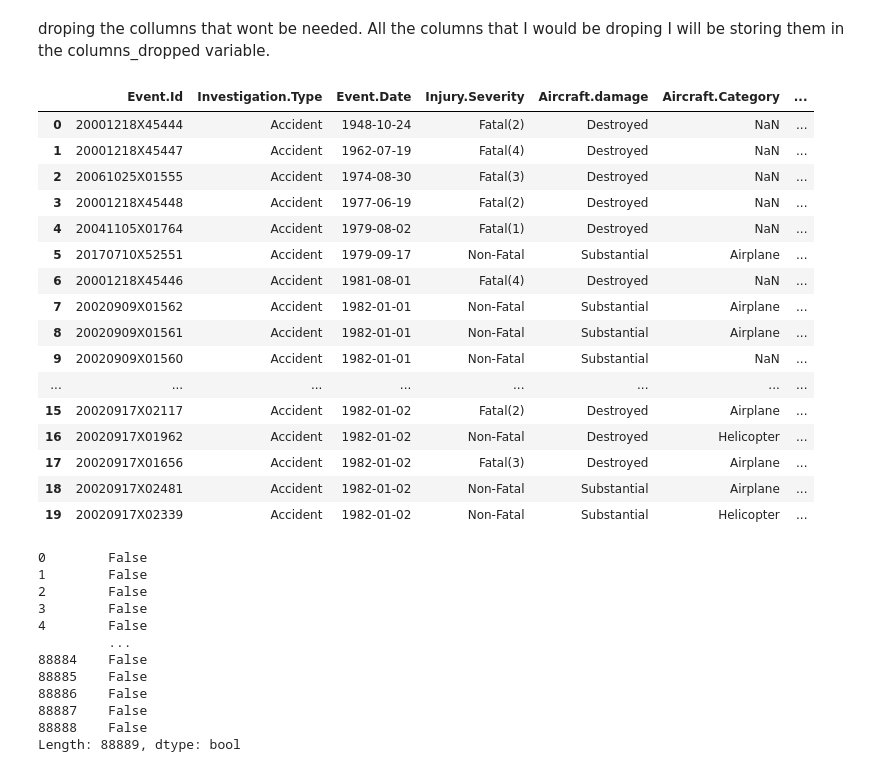
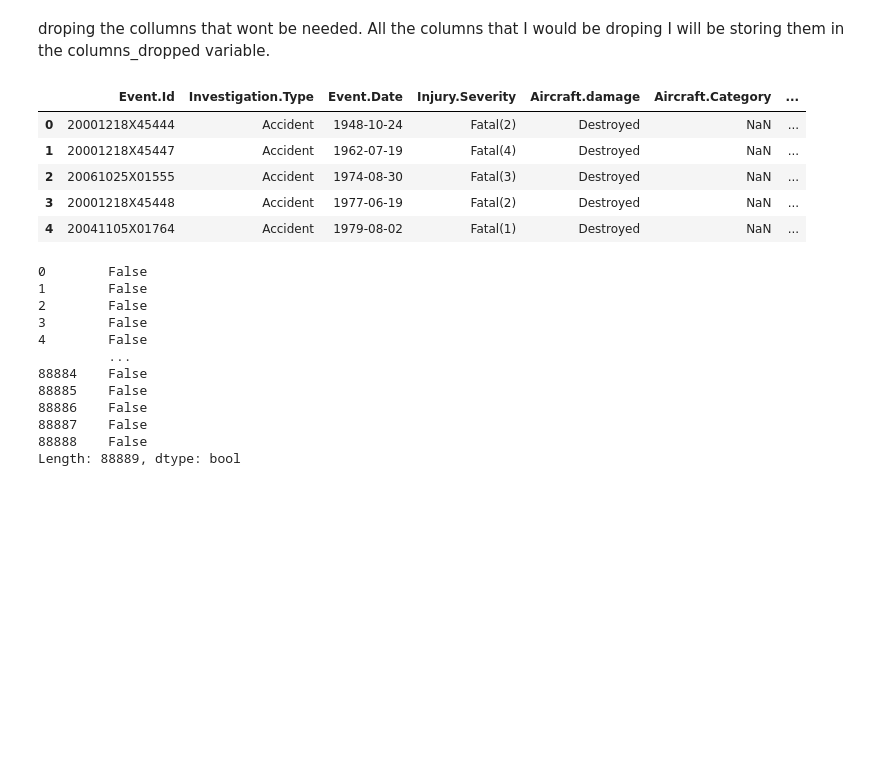
Before and after one commit to Sydney-Were/PhaseOne-Project, a Jupyter notebook: index.ipynb, the cells around one changed output. Cells and saved outputs as stored; diff of their text form; code cells hidden in the pictures; blank space fills up the shorter version.

```diff
--- a/index.ipynb
+++ b/index.ipynb
@@ -177,27 +177,16 @@ columns_dropped = ['Accident.Number','Location', 'Country','Latitude', 'Longitud
 'Schedule','Air.carrier', 'Publication.Date']
 # %%
 #droping the columns from the original dataframe to refined one
-#cleaned_df = df.drop(columns=columns_dropped)
+cleaned_df = df.drop(columns=columns_dropped)
 # %%
 #first five rows of the dataset
-#cleaned_df.head(20)
+cleaned_df.head()
 # %% [output]
 |  | Event.Id | Investigation.Type | Event.Date | Injury.Severity | Aircraft.damage | Aircraft.Category | ... |
 | 0 | 20001218X45444 | Accident | 1948-10-24 | Fatal(2) | Destroyed | NaN | ... |
 | 1 | 20001218X45447 | Accident | 1962-07-19 | Fatal(4) | Destroyed | NaN | ... |
 | 2 | 20061025X01555 | Accident | 1974-08-30 | Fatal(3) | Destroyed | NaN | ... |
 | 3 | 20001218X45448 | Accident | 1977-06-19 | Fatal(2) | Destroyed | NaN | ... |
 | 4 | 20041105X01764 | Accident | 1979-08-02 | Fatal(1) | Destroyed | NaN | ... |
-| 5 | 20170710X52551 | Accident | 1979-09-17 | Non-Fatal | Substantial | Airplane | ... |
-| 6 | 20001218X45446 | Accident | 1981-08-01 | Fatal(4) | Destroyed | NaN | ... |
-| 7 | 20020909X01562 | Accident | 1982-01-01 | Non-Fatal | Substantial | Airplane | ... |
-| 8 | 20020909X01561 | Accident | 1982-01-01 | Non-Fatal | Substantial | Airplane | ... |
-| 9 | 20020909X01560 | Accident | 1982-01-01 | Non-Fatal | Substantial | NaN | ... |
-| ... | ... | ... | ... | ... | ... | ... | ... |
-| 15 | 20020917X02117 | Accident | 1982-01-02 | Fatal(2) | Destroyed | Airplane | ... |
-| 16 | 20020917X01962 | Accident | 1982-01-02 | Non-Fatal | Destroyed | Helicopter | ... |
-| 17 | 20020917X01656 | Accident | 1982-01-02 | Fatal(3) | Destroyed | Airplane | ... |
-| 18 | 20020917X02481 | Accident | 1982-01-02 | Non-Fatal | Substantial | Airplane | ... |
-| 19 | 20020917X02339 | Accident | 1982-01-02 | Non-Fatal | Substantial | Helicopter | ... |
 # %%
 #finding duplicates
```
Also changed, not shown: parts of 9 cells of this notebook.
